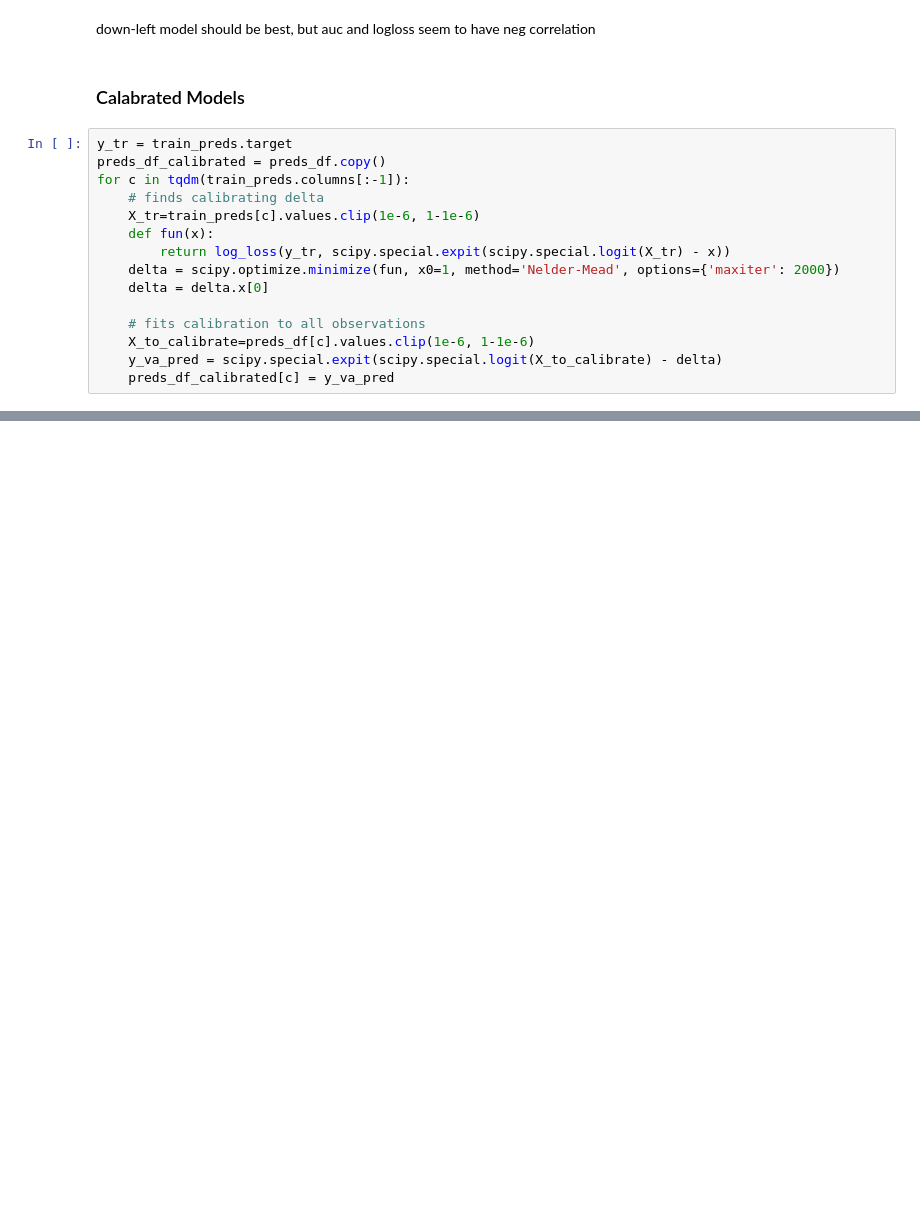
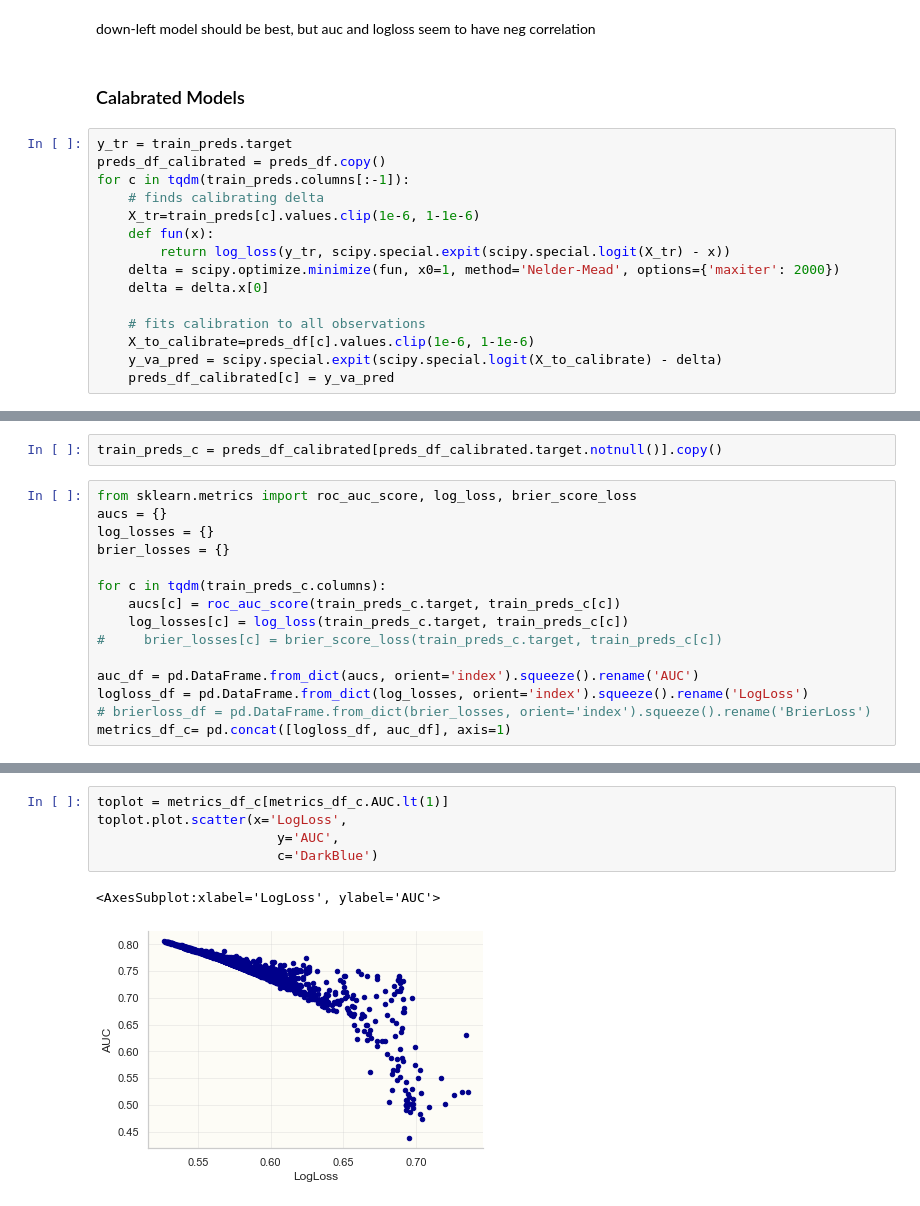
Before and after one commit to Donghee4/kaggle_ml, a Jupyter notebook: TPSnov22/TPSnov22 study.ipynb, the cells around one changed output, grey strips where cells are left out. Saved outputs shown, nothing was run; the diff lists cells and outputs as text; blank space fills up the shorter version.

Commit message:
calibrated model losses

```diff
--- a/TPSnov22/TPSnov22 study.ipynb
+++ b/TPSnov22/TPSnov22 study.ipynb
@@ -178,0 +175,17 @@ train_preds.columns[-2]
+# %%
+train_preds_c = preds_df_calibrated[preds_df_calibrated.target.notnull()].copy()
+# %%
+from sklearn.metrics import roc_auc_score, log_loss, brier_score_loss
+aucs = {}
+log_losses = {}
+brier_losses = {}
+
+for c in tqdm(train_preds_c.columns):
+    aucs[c] = roc_auc_score(train_preds_c.target, train_preds_c[c])
+    log_losses[c] = log_loss(train_preds_c.target, train_preds_c[c])
+#     brier_losses[c] = brier_score_loss(train_preds_c.target, train_preds_c[c])
+
+auc_df = pd.DataFrame.from_dict(aucs, orient='index').squeeze().rename('AUC')
+logloss_df = pd.DataFrame.from_dict(log_losses, orient='index').squeeze().rename('LogLoss')
+# brierloss_df = pd.DataFrame.from_dict(brier_losses, orient='index').squeeze().rename('BrierLoss')
+metrics_df_c= pd.concat([logloss_df, auc_df], axis=1)
@@ -178,0 +224,8 @@ train_preds.columns[-2]
+# %%
+toplot = metrics_df_c[metrics_df_c.AUC.lt(1)]
+toplot.plot.scatter(x='LogLoss',
+                       y='AUC',
+                       c='DarkBlue')
+# %% [output]
+<AxesSubplot:xlabel='LogLoss', ylabel='AUC'>
+[figure, added]
```
Also changed, not shown: parts of 6 cells of this notebook.
